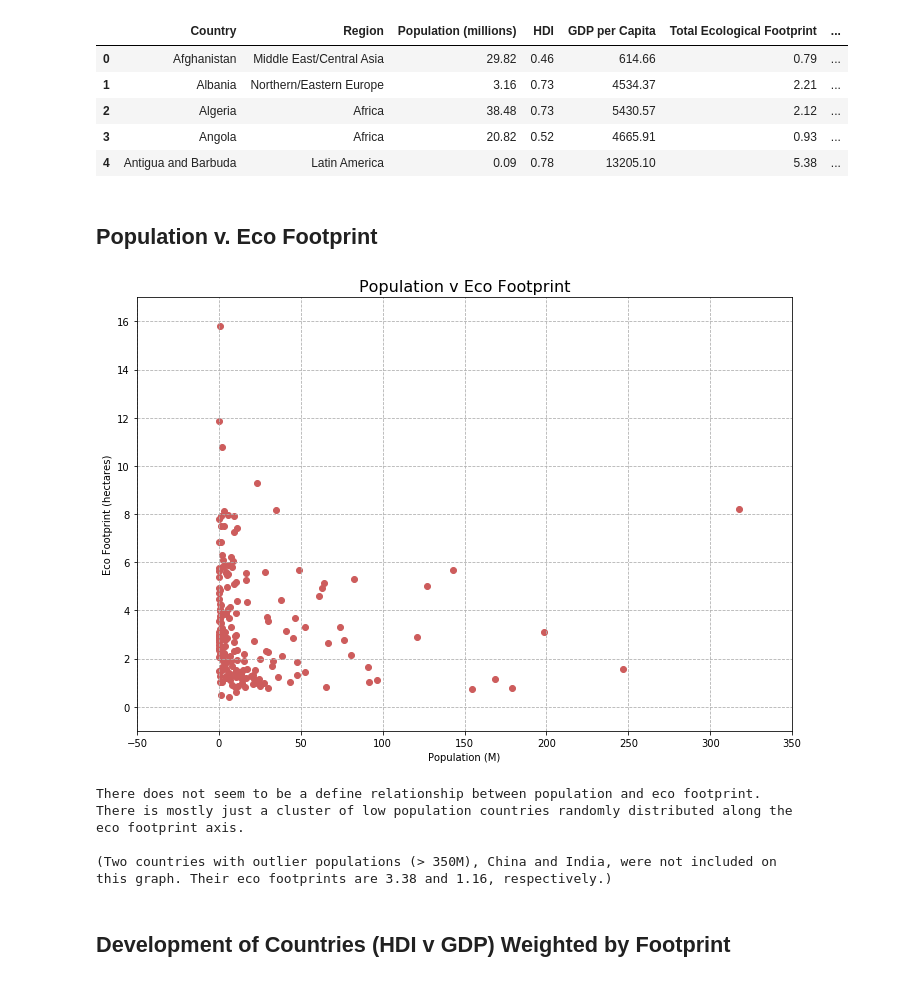
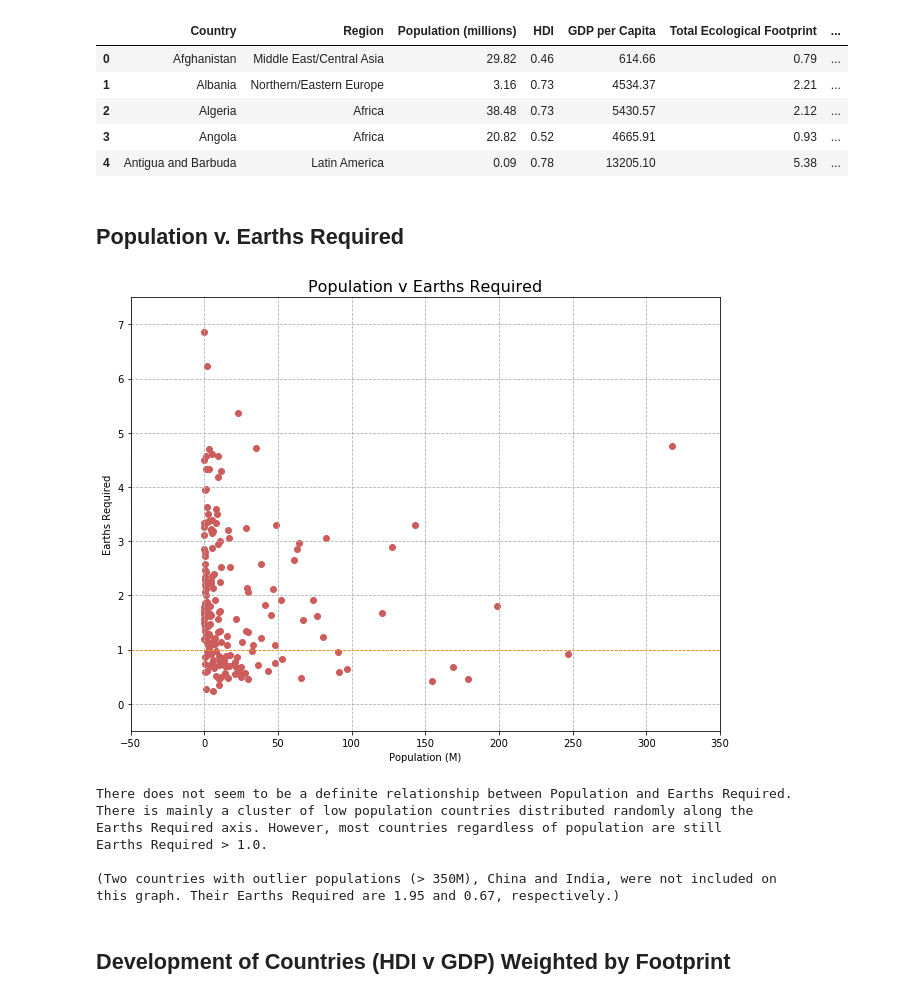
Before and after one commit to limbz-sami/Eco_footprint, a Jupyter notebook: eco_analysis.ipynb, the cells around one changed output. Cells and saved outputs as stored; diff of their text form; code cells hidden in the pictures.

```diff
--- a/eco_analysis.ipynb
+++ b/eco_analysis.ipynb
@@ -37,43 +45,49 @@ clean_df.head()
 # %% [markdown]
-## Population v. Eco Footprint
+## Population v. Earths Required
 # %%
 # Data lists
 population = eco_csv['Population (millions)']
-footprint = eco_csv['Total Ecological Footprint']
+earths = eco_csv['Earths Required']
 
 # Scatter plot
 fig, ax = plt.subplots(figsize=(9,7))
-plt.scatter(population, footprint, color='indianred')
+plt.scatter(population, earths, color='indianred')
 plt.xlim(-50,350,50)
-plt.ylim(-1,17)
-plt.title('Population v Eco Footprint', fontsize=16)
+plt.ylim(-0.5,7.5)
+plt.title('Population v Earths Required', fontsize=16)
 plt.xlabel('Population (M)')
-plt.ylabel('Eco Footprint (hectares)')
+plt.ylabel('Earths Required')
 plt.grid(linestyle='--')
+plt.axhline(y=1.0, linewidth=0.8, linestyle = '--', color='darkorange')
 
 # Save and show the figure
 plt.tight_layout()
-img_path = os.path.join('Images', '1_population_footprint.png')
+img_path = os.path.join('Images', '1_population_earths.png')
 plt.savefig(img_path)
 plt.show()
 
+china_e = float(eco_csv.loc[eco_csv["Country"] == "China"]['Earths Required'])
+india_e = float(eco_csv.loc[eco_csv["Country"] == "India"]['Earths Required'])
+
 # Observations
-print('''
-There does not seem to be a define relationship between population and eco footprint.
-There is mostly just a cluster of low population countries randomly distributed along the
-eco footprint axis.
+print(f'''
+There does not seem to be a definite relationship between Population and Earths Required.
+There is mainly a cluster of low population countries distributed randomly along the
+Earths Required axis. However, most countries regardless of population are still
+Earths Required > 1.0.
 
 (Two countries with outlier populations (> 350M), China and India, were not included on
-this graph. Their eco footprints are 3.38 and 1.16, respectively.)
+this graph. Their Earths Required are {china_e} and {india_e}, respectively.)
 ''')
 # %% [output]
-[figure, old version]
+[figure, new version]
-There does not seem to be a define relationship between population and eco footprint.
-There is mostly just a cluster of low population countries randomly distributed along the
-eco footprint axis.
+There does not seem to be a definite relationship between Population and Earths Required.
+There is mainly a cluster of low population countries distributed randomly along the
+Earths Required axis. However, most countries regardless of population are still
+Earths Required > 1.0.
 
 (Two countries with outlier populations (> 350M), China and India, were not included on
-this graph. Their eco footprints are 3.38 and 1.16, respectively.)
+this graph. Their Earths Required are 1.95 and 0.67, respectively.)
 # %% [markdown]
 ## Development of Countries (HDI v GDP) Weighted by Footprint
 # %%
```
Also changed, not shown: parts of 39 cells of this notebook, 17 other files.
